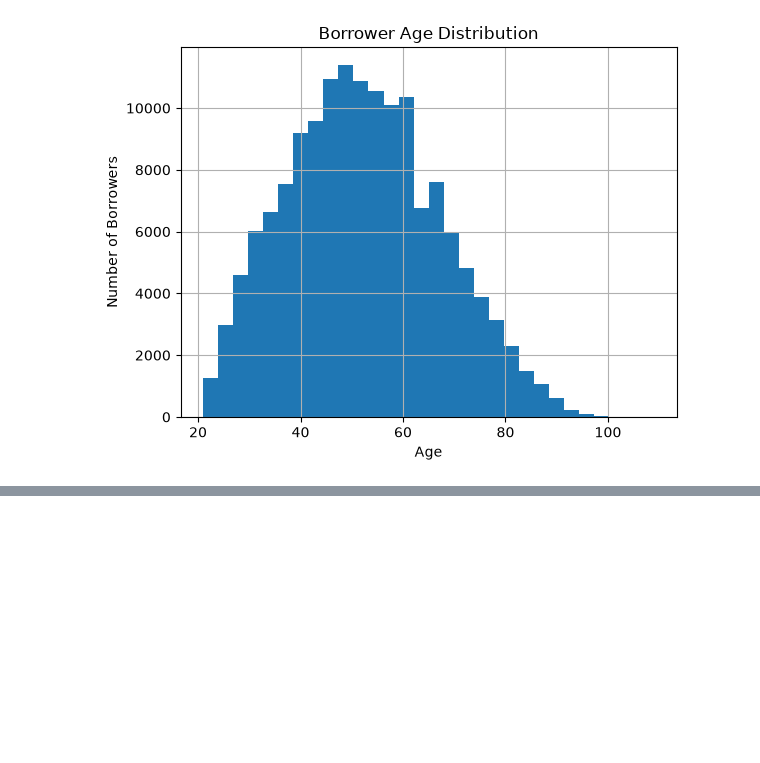
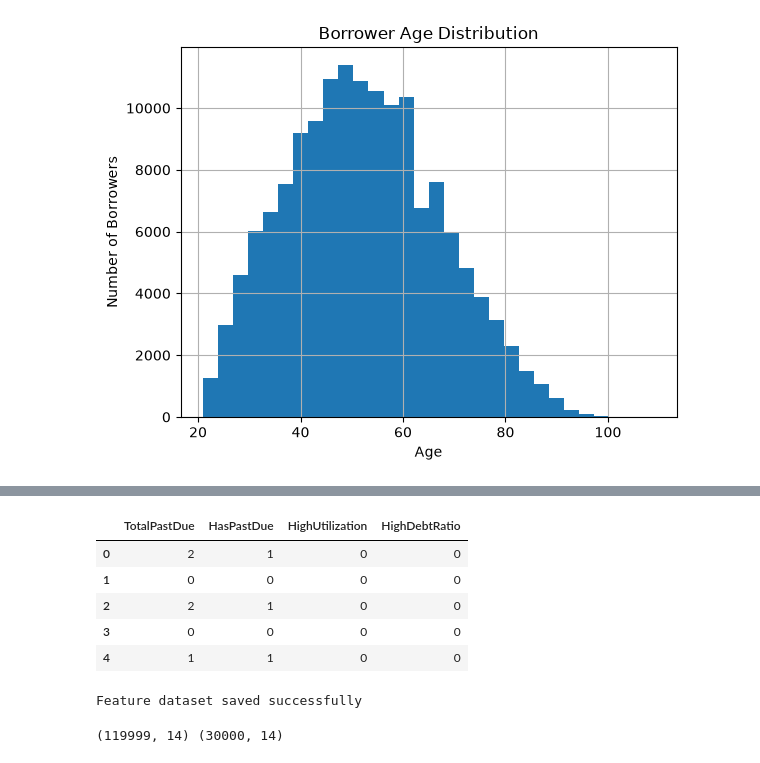
Before and after one commit to hellloaditya/credit-risk-early-warning, a Jupyter notebook: notebooks/01_data_inspection_and_cleaning.ipynb, the cells around one changed output, grey strips where cells are left out. Drawn from its saved outputs; the diff is of its cells as text; code cells hidden in the pictures; blank space fills up the shorter version.

```diff
--- a/notebooks/01_data_inspection_and_cleaning.ipynb
+++ b/notebooks/01_data_inspection_and_cleaning.ipynb
@@ -132,3 +132,11 @@ plt.ylabel("Number of Borrowers")
 plt.show()
 # %% [output]
 [figure]
+# %%
+df["TotalPastDue"] = (
+    df["NumberOfTime30-59DaysPastDueNotWorse"]
+    + df["NumberOfTime60-89DaysPastDueNotWorse"]
+    + df["NumberOfTimes90DaysLate"]
+)
+
+df[["TotalPastDue", "SeriousDlqin2yrs"]].head()
@@ -134,0 +150,52 @@ plt.show()
+# %%
+df["HasPastDue"] = (df["TotalPastDue"] > 0).astype(int)
+
+df["HighUtilization"] = (
+    df["RevolvingUtilizationOfUnsecuredLines"] > 1
+).astype(int)
+
+df["HighDebtRatio"] = (
+    df["DebtRatio"] > 1
+).astype(int)
+# %%
+df[
+    [
+        "TotalPastDue",
+        "HasPastDue",
+        "HighUtilization",
+        "HighDebtRatio"
+    ]
+].head()
+# %% [output]
+|  | TotalPastDue | HasPastDue | HighUtilization | HighDebtRatio |
+| 0 | 2 | 1 | 0 | 0 |
+| 1 | 0 | 0 | 0 | 0 |
+| 2 | 2 | 1 | 0 | 0 |
+| 3 | 0 | 0 | 0 | 0 |
+| 4 | 1 | 1 | 0 | 0 |
+# %%
+df.to_csv(
+    "../data/processed/credit_risk_features.csv",
+    index=False
+)
+
+print("Feature dataset saved successfully")
+# %% [output]
+Feature dataset saved successfully
+# %%
+from sklearn.model_selection import train_test_split
+
+X = df.drop(columns=["SeriousDlqin2yrs"])
+y = df["SeriousDlqin2yrs"]
+
+X_train, X_test, y_train, y_test = train_test_split(
+    X,
+    y,
+    test_size=0.2,
+    random_state=42,
+    stratify=y
+)
+
+print(X_train.shape, X_test.shape)
+# %% [output]
+(119999, 14) (30000, 14)
```
Also changed, not shown: parts of 3 cells of this notebook.
